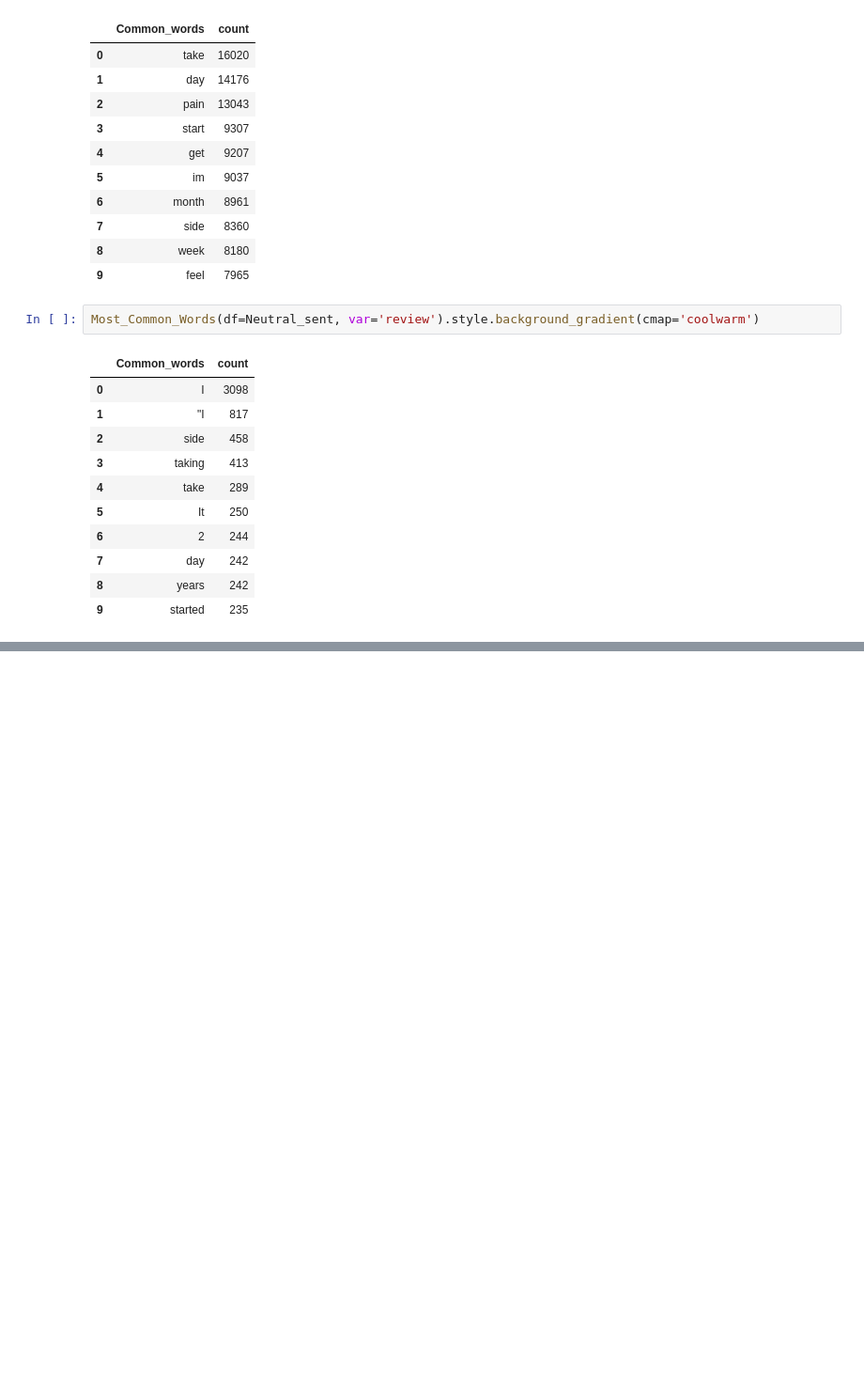
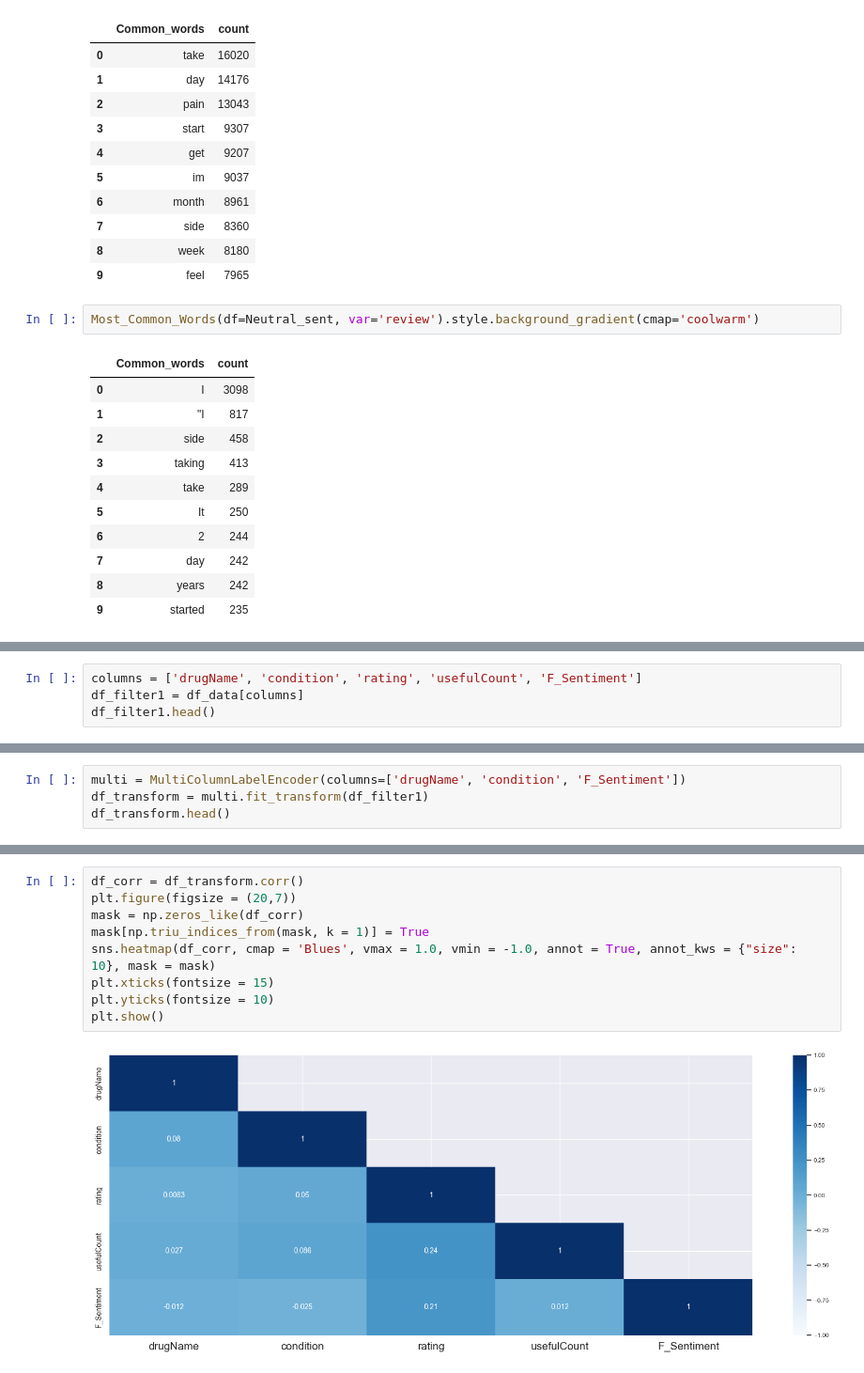
Before and after one commit to satish-kp/Sentiment_Analysis_Healthcare_data, a Jupyter notebook: Code_v1.1.ipynb, the cells around one changed output, grey strips where cells are left out. Shown: that part at 94% size. Saved outputs shown, nothing was run; the diff lists cells and outputs as text; blank space fills up the shorter version.

```diff
--- a/Code_v1.1.ipynb
+++ b/Code_v1.1.ipynb
@@ -420,0 +468,4 @@ Most_Common_Words(df=Neutral_sent, var='review').style.background_gradient(cmap=
+# %%
+columns = ['drugName', 'condition', 'rating', 'usefulCount', 'F_Sentiment']
+df_filter1 = df_data[columns]
+df_filter1.head()
@@ -420,0 +479,4 @@ Most_Common_Words(df=Neutral_sent, var='review').style.background_gradient(cmap=
+# %%
+multi = MultiColumnLabelEncoder(columns=['drugName', 'condition', 'F_Sentiment'])
+df_transform = multi.fit_transform(df_filter1)
+df_transform.head()
@@ -420,0 +490,11 @@ Most_Common_Words(df=Neutral_sent, var='review').style.background_gradient(cmap=
+# %%
+df_corr = df_transform.corr()
+plt.figure(figsize = (20,7))
+mask = np.zeros_like(df_corr)
+mask[np.triu_indices_from(mask, k = 1)] = True
+sns.heatmap(df_corr, cmap = 'Blues', vmax = 1.0, vmin = -1.0, annot = True, annot_kws = {"size": 10}, mask = mask)
+plt.xticks(fontsize = 15)
+plt.yticks(fontsize = 10)
+plt.show()
+# %% [output]
+[figure, added]
```
Also changed, not shown: parts of 23 cells of this notebook.
